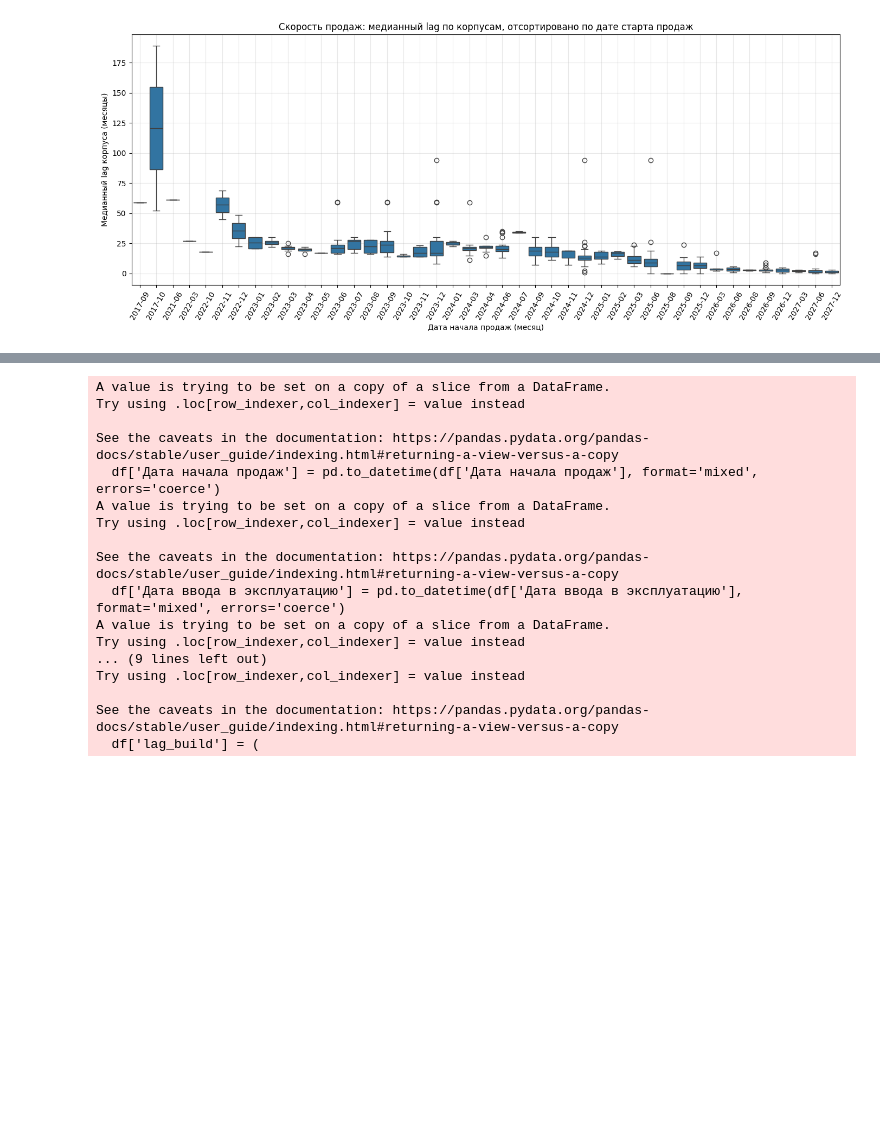
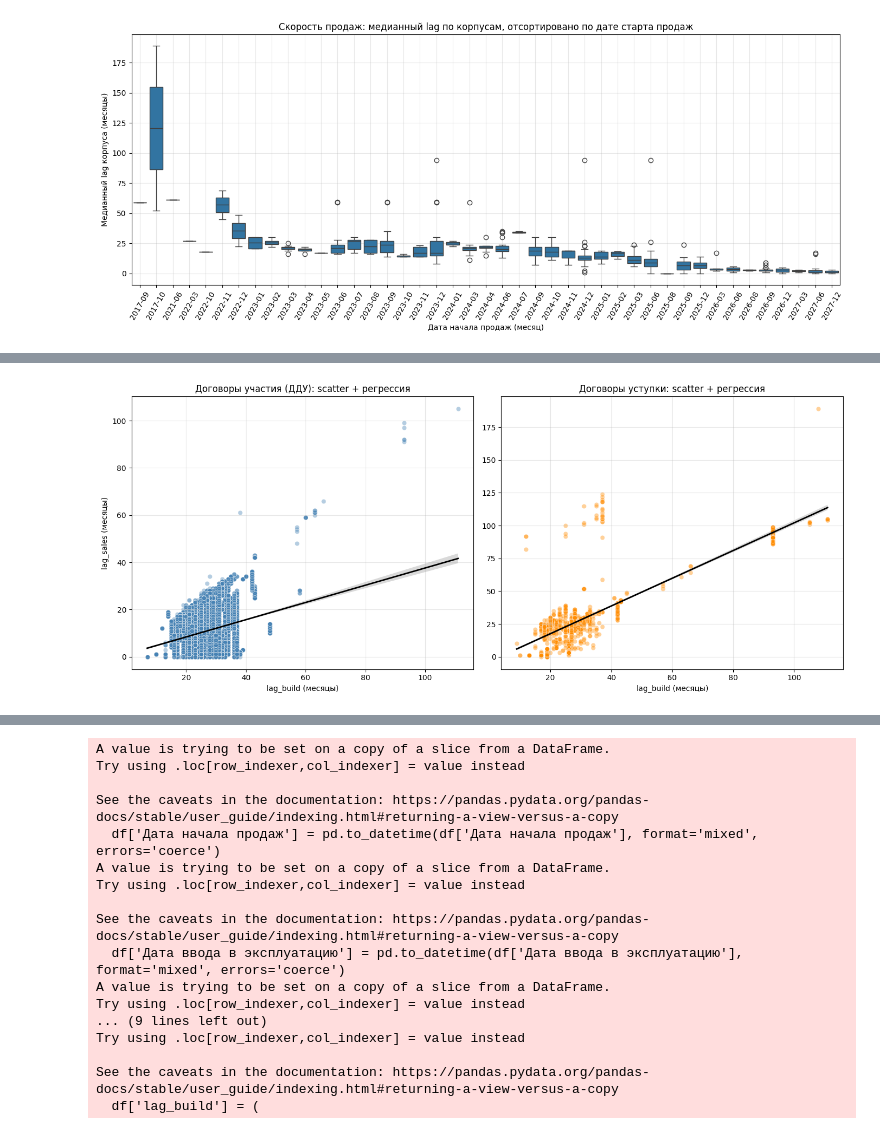
Before and after one commit to leofaraf/vibrosi, a Jupyter notebook: eda.ipynb, the cells around one changed output, grey strips where cells are left out. Drawn from its saved outputs; the diff is of its cells as text; code cells hidden in the pictures; blank space fills up the shorter version.

```diff
--- a/eda.ipynb
+++ b/eda.ipynb
@@ -293,0 +265,59 @@ plt.show()
+# %%
+import matplotlib.pyplot as plt
+import seaborn as sns
+
+# Фильтры по типу договора
+df_ust = df[df['Уступка'] == 'Договор уступки']
+df_ddo = df[df['Уступка'] == 'Договор участия']
+
+plt.figure(figsize=(14,6))
+
+# --- ДДУ (первичный рынок) ---
+plt.subplot(1, 2, 1)
+sns.scatterplot(
+    data=df_ddo,
+    x='lag_build',
+    y='lag_sales',
+    alpha=0.4,
+    color='steelblue'
+)
+sns.regplot(
+    data=df_ddo,
+    x='lag_build',
+    y='lag_sales',
+    scatter=False,
+    color='black',
+    line_kws={'linewidth':2}
+)
+plt.title("Договоры участия (ДДУ): scatter + регрессия")
+plt.xlabel("lag_build (месяцы)")
+plt.ylabel("lag_sales (месяцы)")
+plt.grid(alpha=0.3)
+
+
+# --- Уступки (вторичный рынок) ---
+plt.subplot(1, 2, 2)
+sns.scatterplot(
+    data=df_ust,
+    x='lag_build',
+    y='lag_sales',
+    alpha=0.4,
+    color='darkorange'
+)
+sns.regplot(
+    data=df_ust,
+    x='lag_build',
+    y='lag_sales',
+    scatter=False,
+    color='black',
+    line_kws={'linewidth':2}
+)
+plt.title("Договоры уступки: scatter + регрессия")
+plt.xlabel("lag_build (месяцы)")
+plt.ylabel("")
+plt.grid(alpha=0.3)
+
+plt.tight_layout()
+plt.show()
+# %% [output]
+[figure, added]
```
Also changed, not shown: parts of 19 cells of this notebook.
